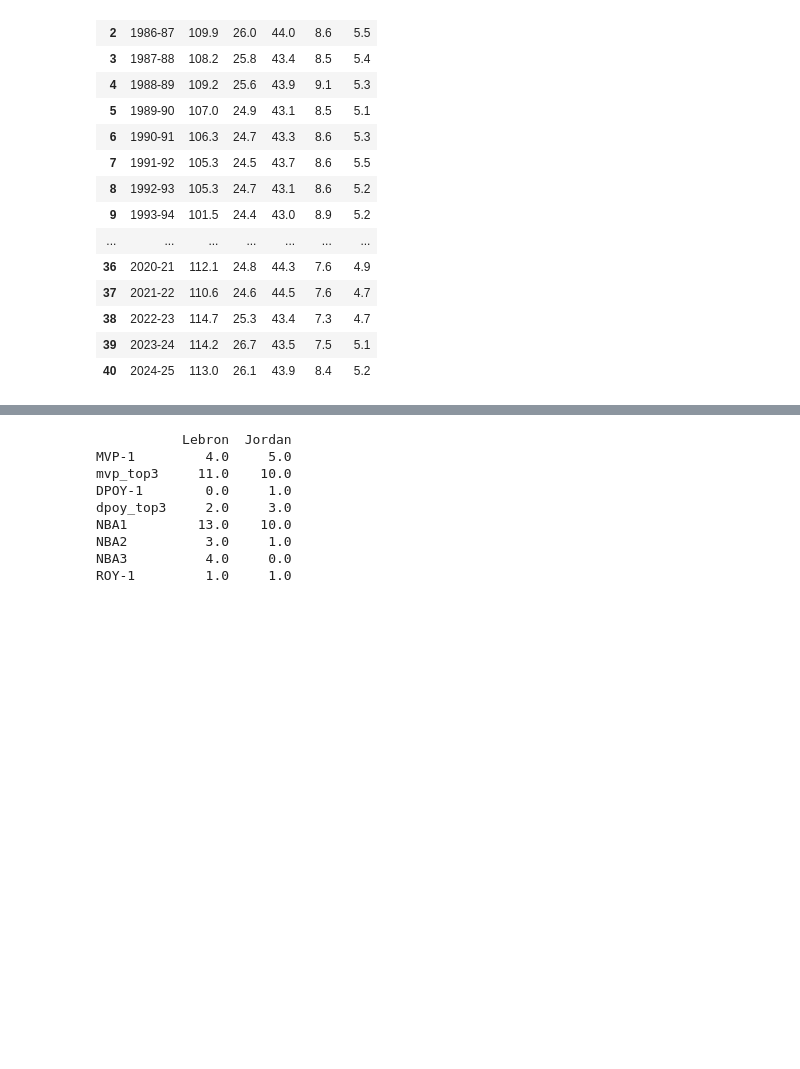
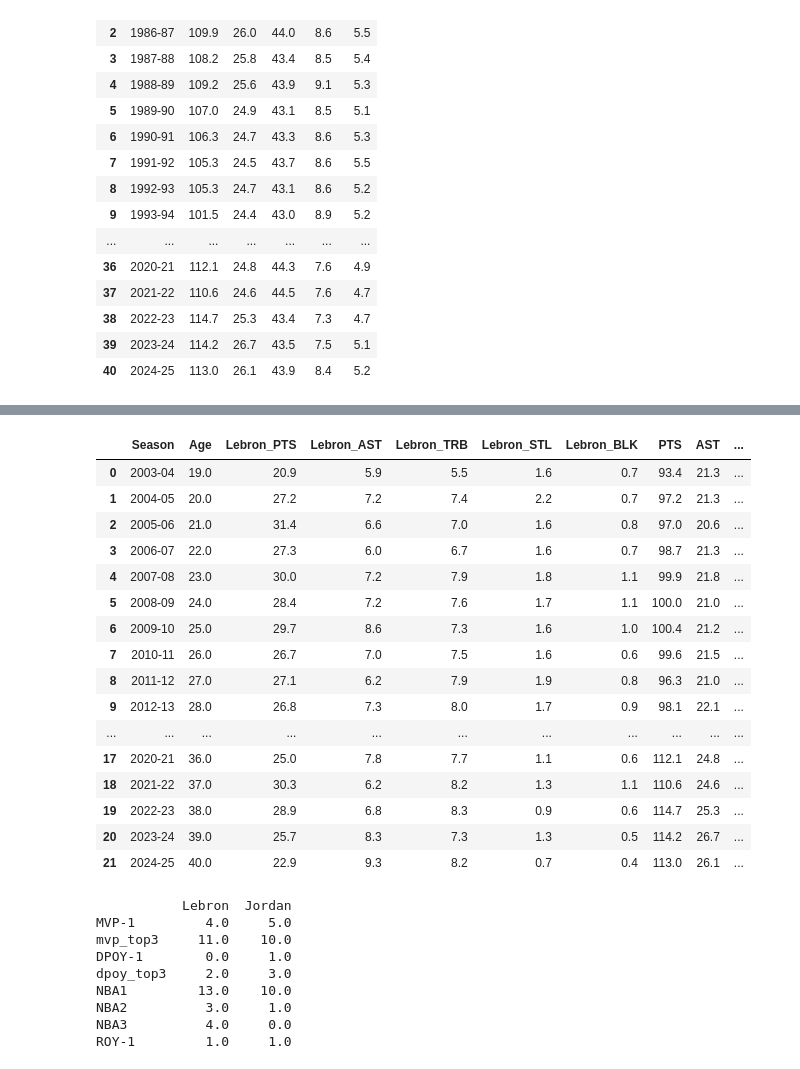
Before and after one commit to gohsoonhao/therealGOAT, a Jupyter notebook: reg_season_stats_awards.ipynb, the cells around one changed output, grey strips where cells are left out. Cells and saved outputs as stored; diff of their text form; code cells hidden in the pictures; blank space fills up the shorter version.

```diff
--- a/reg_season_stats_awards.ipynb
+++ b/reg_season_stats_awards.ipynb
@@ -183,0 +200,32 @@ See the caveats in the documentation: https://pandas.pydata.org/pandas-docs/stab
+# %%
+
+# Joining Lebron table with leagur average table using season key to then find corff of lebron point to leagues avg using division of values
+lebron_reg_data = lebron_reg_data[["Season","Age","PTS","AST","TRB","STL","BLK"]]
+lebron_reg_data = lebron_reg_data.rename(columns={"PTS": "Lebron_PTS","AST": "Lebron_AST","TRB": "Lebron_TRB","BLK": "Lebron_BLK","STL": "Lebron_STL" })
+lebron_reg_data.iloc[:, 1:] = lebron_reg_data.iloc[:, 1:].applymap(lambda x: pd.to_numeric(x, errors='coerce'))
+
+league_avg_datalist_03_25 = league_avg_datalist.iloc[19:]
+league_avg_datalist_03_25 = league_avg_datalist_03_25.copy()
+league_avg_datalist_03_25.iloc[:, 1:] = ( league_avg_datalist_03_25.iloc[:, 1:].applymap(lambda x: pd.to_numeric(x, errors='coerce')))
+
+lebron_reg_league_data = lebron_reg_data.join(league_avg_datalist_03_25.set_index('Season'), on='Season')
+lebron_reg_league_data[['Lebron_PTS_coeff', 'Lebron_AST_coeff', 'Lebron_TRB_coeff', 'Lebron_STL_coeff', 'Lebron_BLK_coeff']]= (lebron_reg_league_data[['Lebron_PTS', 'Lebron_AST', 'Lebron_TRB', 'Lebron_STL', 'Lebron_BLK']].div(lebron_reg_league_data[['PTS', 'AST', 'TRB', 'STL', 'BLK']].values))
+lebron_reg_league_data
+# %% [output]
+|  | Season | Age | Lebron_PTS | Lebron_AST | Lebron_TRB | Lebron_STL | Lebron_BLK | PTS | AST | ... |
+| 0 | 2003-04 | 19.0 | 20.9 | 5.9 | 5.5 | 1.6 | 0.7 | 93.4 | 21.3 | ... |
+| 1 | 2004-05 | 20.0 | 27.2 | 7.2 | 7.4 | 2.2 | 0.7 | 97.2 | 21.3 | ... |
+| 2 | 2005-06 | 21.0 | 31.4 | 6.6 | 7.0 | 1.6 | 0.8 | 97.0 | 20.6 | ... |
+| 3 | 2006-07 | 22.0 | 27.3 | 6.0 | 6.7 | 1.6 | 0.7 | 98.7 | 21.3 | ... |
+| 4 | 2007-08 | 23.0 | 30.0 | 7.2 | 7.9 | 1.8 | 1.1 | 99.9 | 21.8 | ... |
+| 5 | 2008-09 | 24.0 | 28.4 | 7.2 | 7.6 | 1.7 | 1.1 | 100.0 | 21.0 | ... |
+| 6 | 2009-10 | 25.0 | 29.7 | 8.6 | 7.3 | 1.6 | 1.0 | 100.4 | 21.2 | ... |
+| 7 | 2010-11 | 26.0 | 26.7 | 7.0 | 7.5 | 1.6 | 0.6 | 99.6 | 21.5 | ... |
+| 8 | 2011-12 | 27.0 | 27.1 | 6.2 | 7.9 | 1.9 | 0.8 | 96.3 | 21.0 | ... |
+| 9 | 2012-13 | 28.0 | 26.8 | 7.3 | 8.0 | 1.7 | 0.9 | 98.1 | 22.1 | ... |
+| ... | ... | ... | ... | ... | ... | ... | ... | ... | ... | ... |
+| 17 | 2020-21 | 36.0 | 25.0 | 7.8 | 7.7 | 1.1 | 0.6 | 112.1 | 24.8 | ... |
+| 18 | 2021-22 | 37.0 | 30.3 | 6.2 | 8.2 | 1.3 | 1.1 | 110.6 | 24.6 | ... |
+| 19 | 2022-23 | 38.0 | 28.9 | 6.8 | 8.3 | 0.9 | 0.6 | 114.7 | 25.3 | ... |
+| 20 | 2023-24 | 39.0 | 25.7 | 8.3 | 7.3 | 1.3 | 0.5 | 114.2 | 26.7 | ... |
+| 21 | 2024-25 | 40.0 | 22.9 | 9.3 | 8.2 | 0.7 | 0.4 | 113.0 | 26.1 | ... |
```
Also changed, not shown: parts of 3 cells of this notebook.
